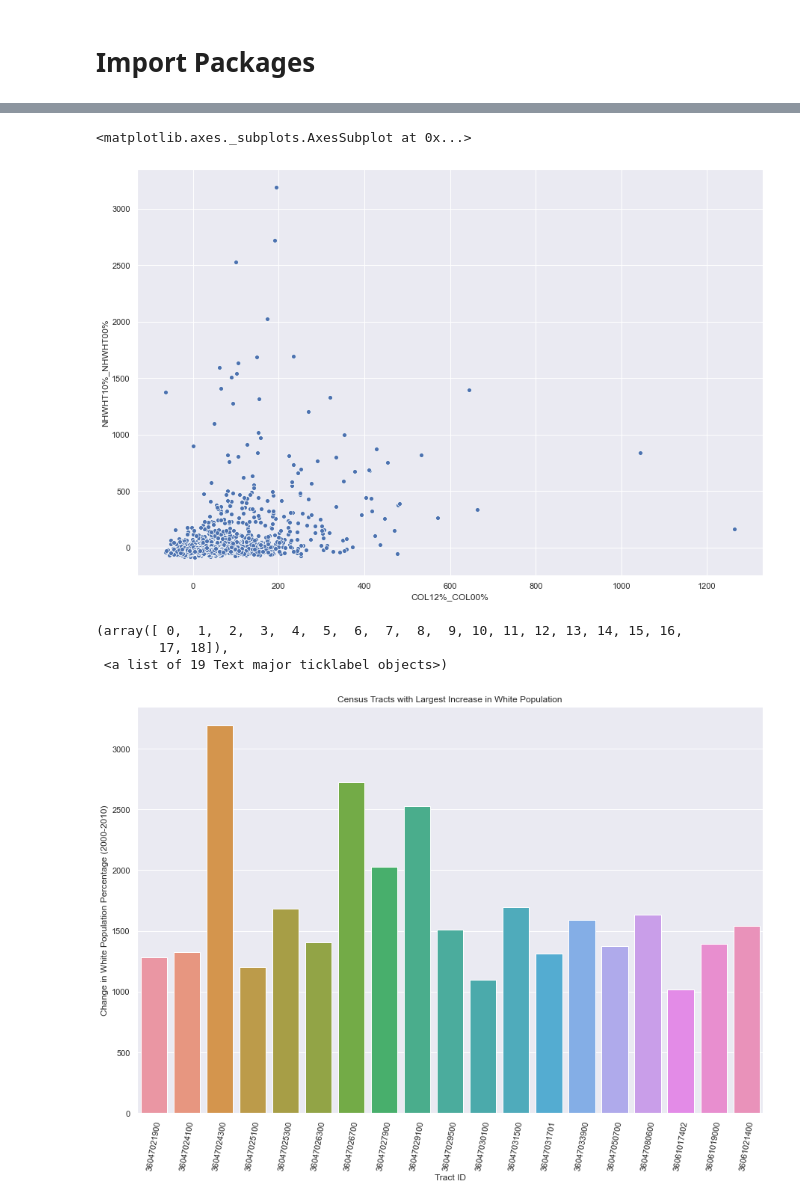
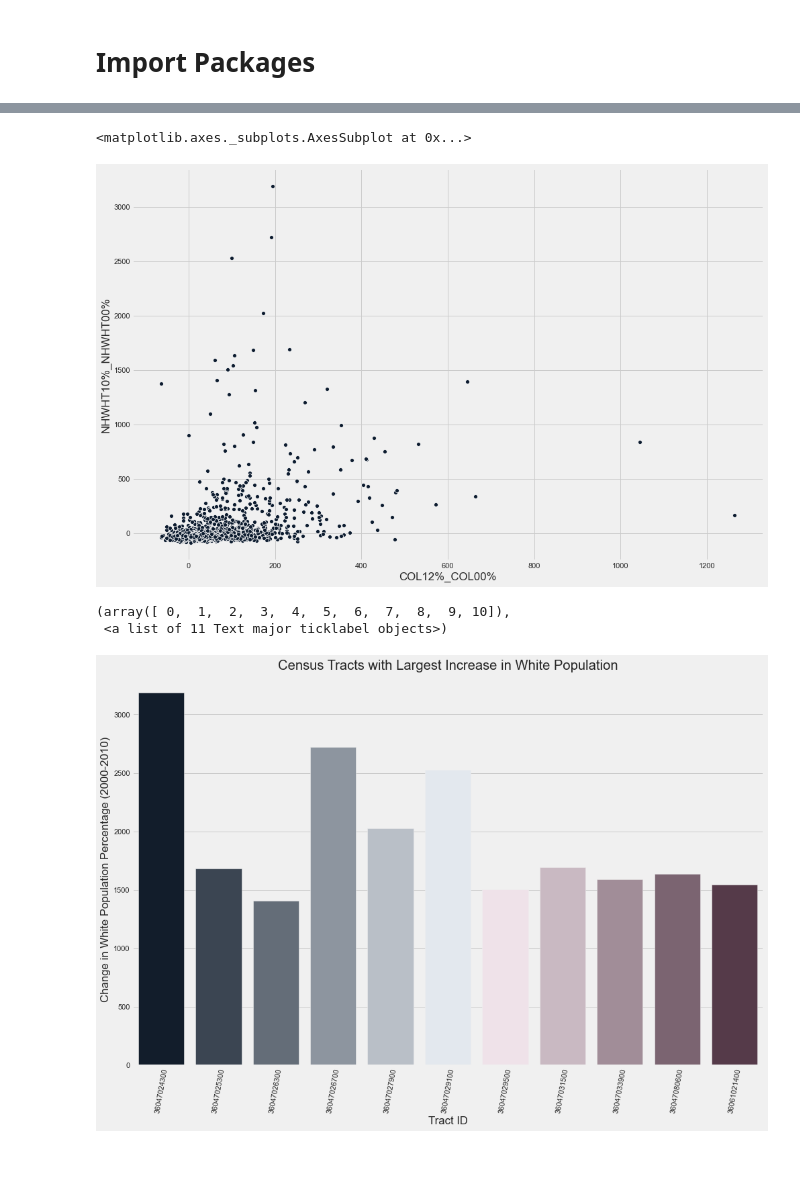
Before and after one commit to ptorres001/cluster_gentrification_new_york, a Jupyter notebook: EDA.ipynb, the cells around one changed output, grey strips where cells are left out. Saved outputs shown, nothing was run; the diff lists cells and outputs as text; code cells hidden in the pictures; blank space fills up the shorter version.

```diff
--- a/EDA.ipynb
+++ b/EDA.ipynb
@@ -13,5 +13,7 @@ pd.set_option('display.max_rows', 500)
 pd.set_option('display.max_columns', 500)
 pd.set_option('display.width', 1000)
 sns.set(rc={'figure.figsize':(15,10)})
+plt.style.use('fivethirtyeight')
+sns.set_palette(sns.diverging_palette(250,700, s= 70 , l= 10, n= 12))
 # %%
 df = pd.read_pickle('PKL/nyc_full_pc.pkl')
@@ -106,18 +124,18 @@ sns.scatterplot(x='INCPC12_INCPC00',y='NHWHT10%_NHWHT00%',data=df)
 sns.scatterplot(x='COL12%_COL00%',y='NHWHT10%_NHWHT00%',data=df)
 # %% [output]
 <matplotlib.axes._subplots.AxesSubplot at 0x...>
-[figure, old version]
+[figure, new version]
 # %%
-ax = sns.barplot(y='NHWHT10%_NHWHT00%',x='TRACTID',data=df[df['NHWHT10%_NHWHT00%']>1000])
+ax = sns.barplot(y='NHWHT10%_NHWHT00%',x='TRACTID',data=df[df['NHWHT10%_NHWHT00%']>1400])
 
-ax.set(xlabel='Tract ID',ylabel='Change in White Population Percentage (2000-2010)')
-ax.set_title('Census Tracts with Largest Increase in White Population')
+ax.set(xlabel='Tract ID',ylabel='Change in White Population Percentage (2000-2010)',
+       title = 'Census Tracts with Largest Increase in White Population')
+#ax.set_title('Census Tracts with Largest Increase in White Population')
 plt.xticks(rotation=80)
 # plt.savefig('Image/largest_increase_white_pop.png', dpi=300)
 # %% [output]
-(array([ 0,  1,  2,  3,  4,  5,  6,  7,  8,  9, 10, 11, 12, 13, 14, 15, 16,
-        17, 18]),
- <a list of 19 Text major ticklabel objects>)
+(array([ 0,  1,  2,  3,  4,  5,  6,  7,  8,  9, 10]),
+ <a list of 11 Text major ticklabel objects>)
-[figure, old version]
+[figure, new version]
 # %%
 # median rent value
```
Also changed, not shown: parts of 20 cells of this notebook.
